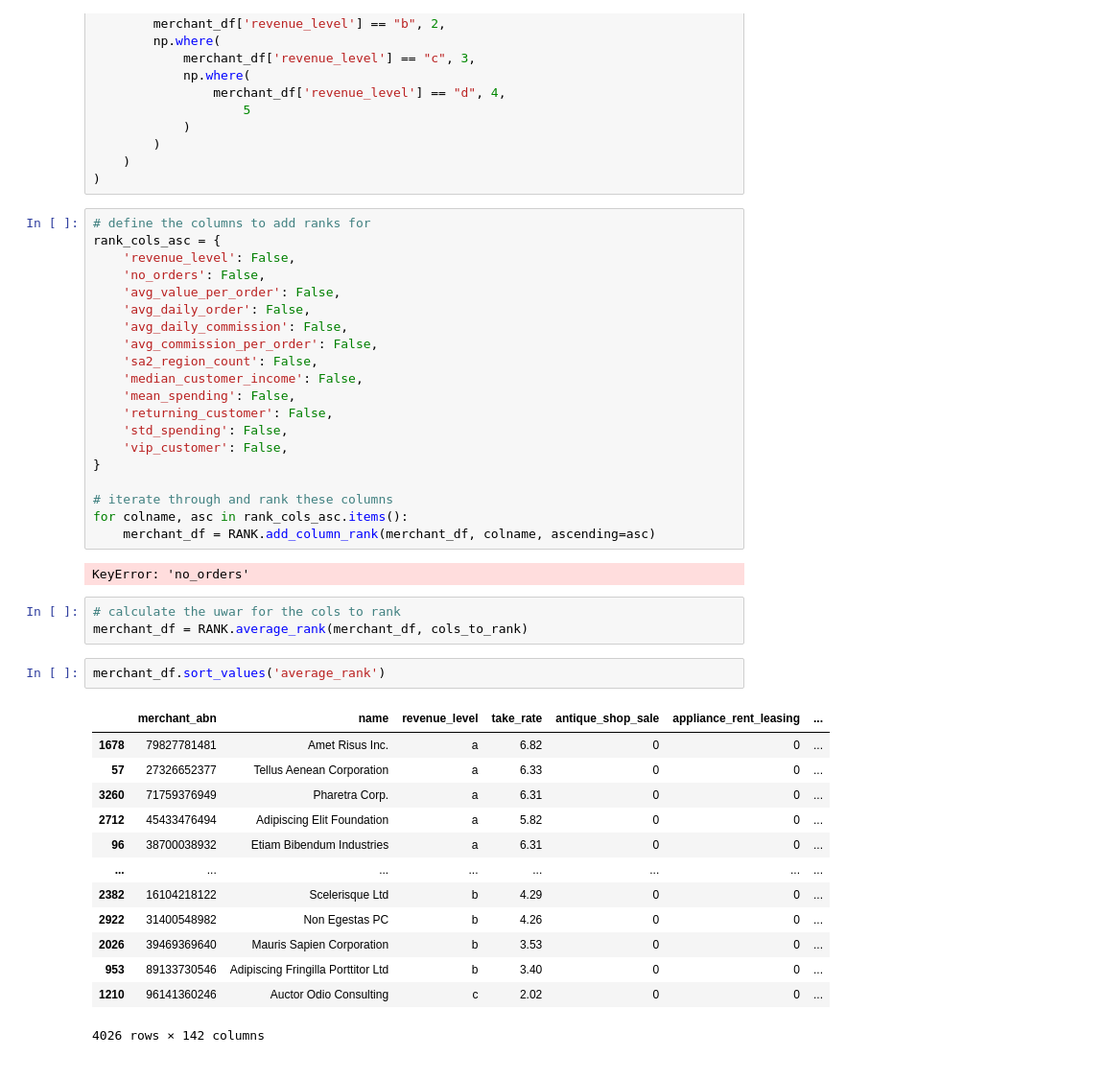
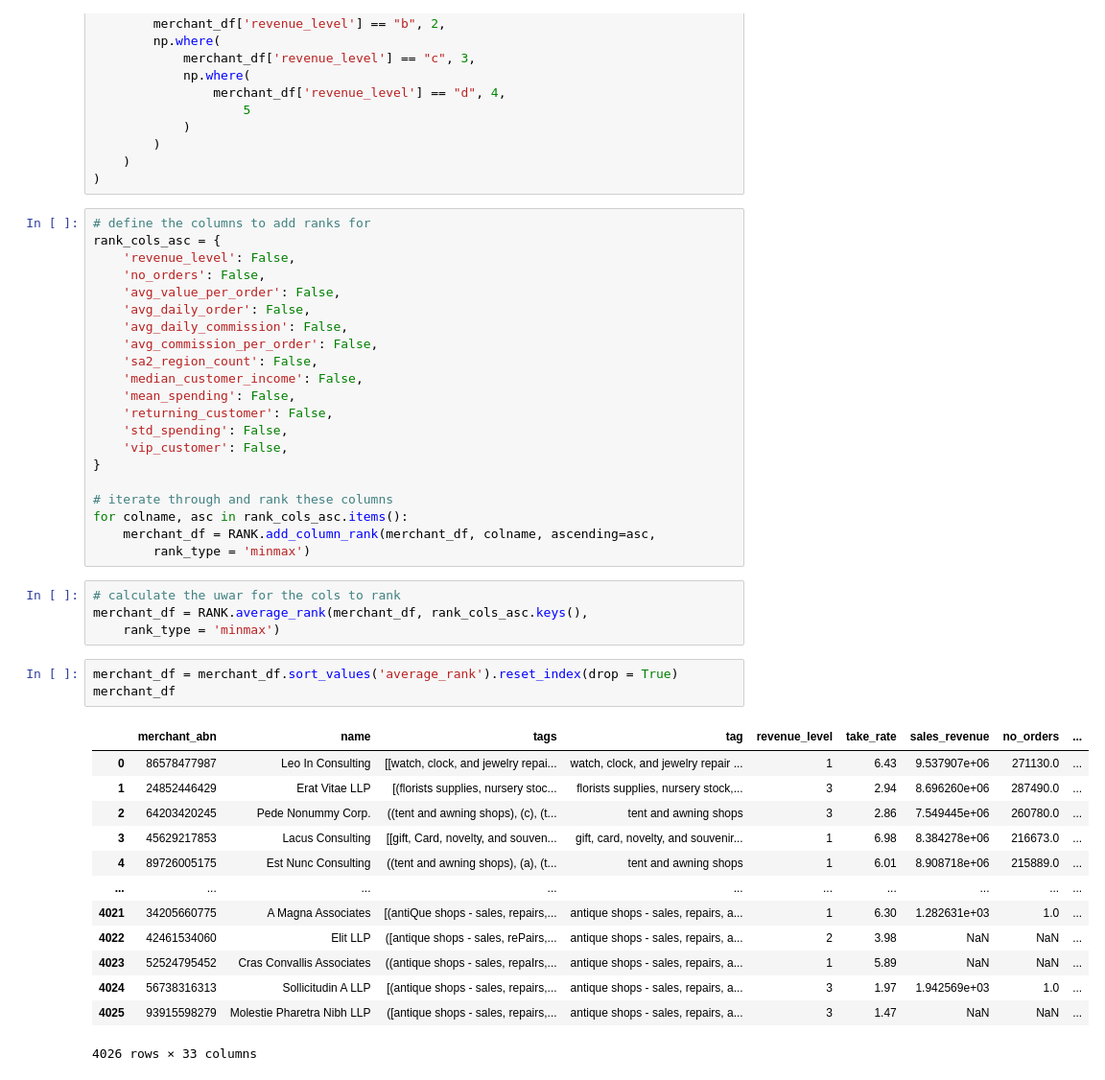
Before and after one commit to MAST30034-Applied-Data-Science/generic-buy-now-pay-later-project-group-19, a Jupyter notebook: notebooks/unweighted_average_ranking.ipynb, the cells around one changed output. Shown at 96% size. Saved outputs shown, nothing was run; the diff lists cells and outputs as text.

Commit message:
add latest ranking models
Added Tommy's minmax function

```diff
--- a/notebooks/unweighted_average_ranking.ipynb
+++ b/notebooks/unweighted_average_ranking.ipynb
@@ -79,25 +67,26 @@ rank_cols_asc = {
 
 # iterate through and rank these columns
 for colname, asc in rank_cols_asc.items():
-    merchant_df = RANK.add_column_rank(merchant_df, colname, ascending=asc)
+    merchant_df = RANK.add_column_rank(merchant_df, colname, ascending=asc,
+        rank_type = 'minmax')
-# %% [output]
-KeyError: 'no_orders'
 # %%
 # calculate the uwar for the cols to rank
-merchant_df = RANK.average_rank(merchant_df, cols_to_rank)
+merchant_df = RANK.average_rank(merchant_df, rank_cols_asc.keys(),
+    rank_type = 'minmax')
 # %%
-merchant_df.sort_values('average_rank')
+merchant_df = merchant_df.sort_values('average_rank').reset_index(drop = True)
+merchant_df
 # %% [output]
-|  | merchant_abn | name | revenue_level | take_rate | antique_shop_sale | appliance_rent_leasing | ... |
-| 1678 | 79827781481 | Amet Risus Inc. | a | 6.82 | 0 | 0 | ... |
-| 57 | 27326652377 | Tellus Aenean Corporation | a | 6.33 | 0 | 0 | ... |
-| 3260 | 71759376949 | Pharetra Corp. | a | 6.31 | 0 | 0 | ... |
-| 2712 | 45433476494 | Adipiscing Elit Foundation | a | 5.82 | 0 | 0 | ... |
-| 96 | 38700038932 | Etiam Bibendum Industries | a | 6.31 | 0 | 0 | ... |
-| ... | ... | ... | ... | ... | ... | ... | ... |
-| 2382 | 16104218122 | Scelerisque Ltd | b | 4.29 | 0 | 0 | ... |
-| 2922 | 31400548982 | Non Egestas PC | b | 4.26 | 0 | 0 | ... |
-| 2026 | 39469369640 | Mauris Sapien Corporation | b | 3.53 | 0 | 0 | ... |
-| 953 | 89133730546 | Adipiscing Fringilla Porttitor Ltd | b | 3.40 | 0 | 0 | ... |
-| 1210 | 96141360246 | Auctor Odio Consulting | c | 2.02 | 0 | 0 | ... |
+|  | merchant_abn | name | tags | tag | revenue_level | take_rate | sales_revenue | no_orders | ... |
+| 0 | 86578477987 | Leo In Consulting | [[watch, clock, and jewelry repai... | watch, clock, and jewelry repair ... | 1 | 6.43 | 9.537907e+06 | 271130.0 | ... |
+| 1 | 24852446429 | Erat Vitae LLP | [(florists supplies, nursery stoc... | florists supplies, nursery stock,... | 3 | 2.94 | 8.696260e+06 | 287490.0 | ... |
+| 2 | 64203420245 | Pede Nonummy Corp. | ((tent and awning shops), (c), (t... | tent and awning shops | 3 | 2.86 | 7.549445e+06 | 260780.0 | ... |
+| 3 | 45629217853 | Lacus Consulting | [[gift, Card, novelty, and souven... | gift, card, novelty, and souvenir... | 1 | 6.98 | 8.384278e+06 | 216673.0 | ... |
+| 4 | 89726005175 | Est Nunc Consulting | ((tent and awning shops), (a), (t... | tent and awning shops | 1 | 6.01 | 8.908718e+06 | 215889.0 | ... |
+| ... | ... | ... | ... | ... | ... | ... | ... | ... | ... |
+| 4021 | 34205660775 | A Magna Associates | [(antiQue shops - sales, repairs,... | antique shops - sales, repairs, a... | 1 | 6.30 | 1.282631e+03 | 1.0 | ... |
+| 4022 | 42461534060 | Elit LLP | ([antique shops - sales, rePairs,... | antique shops - sales, repairs, a... | 2 | 3.98 | NaN | NaN | ... |
+| 4023 | 52524795452 | Cras Convallis Associates | ((antique shops - sales, repaIrs,... | antique shops - sales, repairs, a... | 1 | 5.89 | NaN | NaN | ... |
+| 4024 | 56738316313 | Sollicitudin A LLP | [(antique shops - sales, repairs,... | antique shops - sales, repairs, a... | 3 | 1.97 | 1.942569e+03 | 1.0 | ... |
+| 4025 | 93915598279 | Molestie Pharetra Nibh LLP | ([antique shops - sales, repairs,... | antique shops - sales, repairs, a... | 3 | 1.47 | NaN | NaN | ... |
-4026 rows × 142 columns
+4026 rows × 33 columns
```
Also changed, not shown: parts of 10 cells of this notebook, 2 other files.
